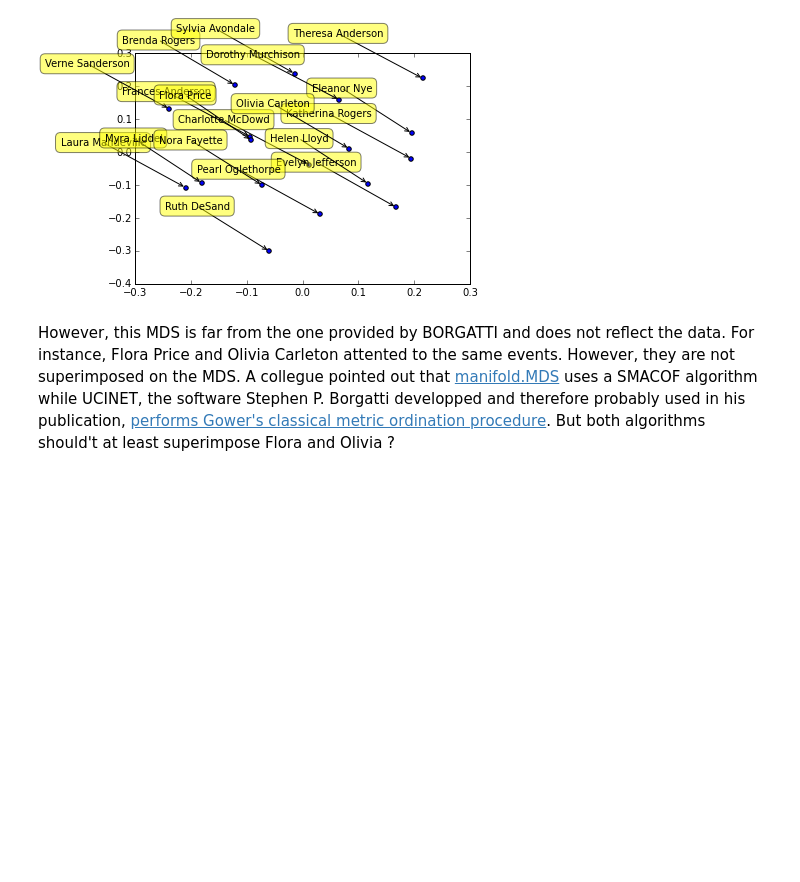
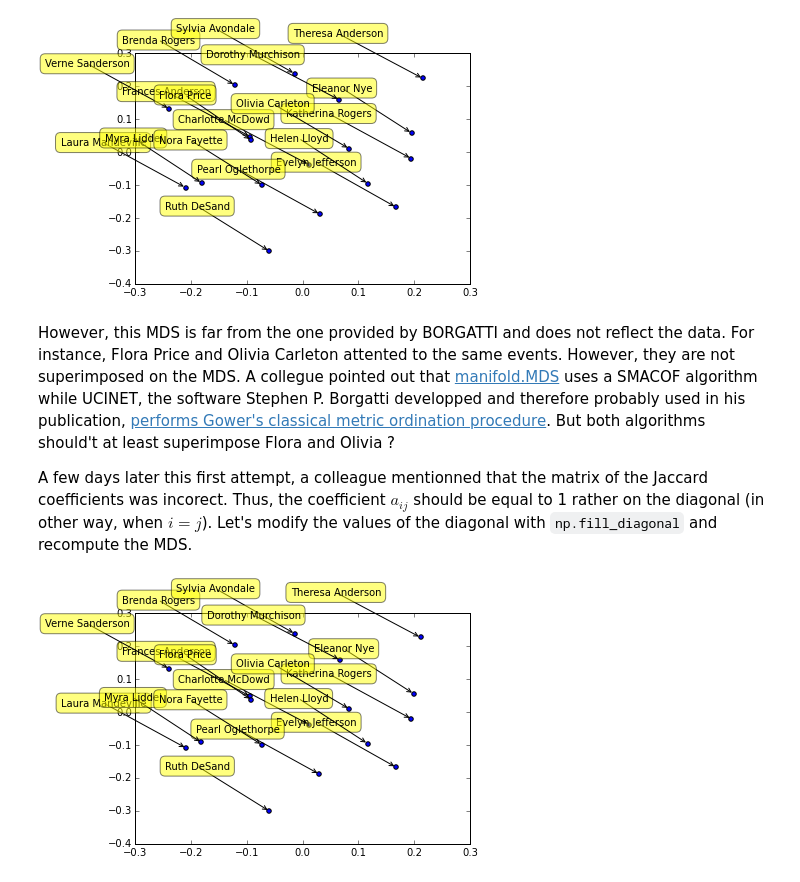
Before and after one commit to JBPressac/MDS-of-DGG, a Jupyter notebook: Davis Southern Women MDS of Jaccard coefficient.ipynb, the cells around one changed output. Cells and saved outputs as stored; diff of their text form; code cells hidden in the pictures; blank space fills up the shorter version.

```diff
--- a/Davis Southern Women MDS of Jaccard coefficient.ipynb
+++ b/Davis Southern Women MDS of Jaccard coefficient.ipynb
@@ -111,3 +111,26 @@ plt.show()
 [figure]
 # %% [markdown]
 However, this MDS is far from the one provided by BORGATTI and does not reflect the data. For instance, Flora Price and Olivia Carleton attented to the same events. However, they are not superimposed on the MDS. A collegue pointed out that [manifold.MDS](http://scikit-learn.org/stable/modules/generated/sklearn.manifold.MDS.html#sklearn-manifold-mds) uses a SMACOF algorithm while UCINET, the software Stephen P. Borgatti developped and therefore probably used in his publication, [performs Gower's classical metric ordination procedure](http://www.analytictech.com/ucinet/help/12ugzoc.htm). But both algorithms should't at least superimpose Flora and Olivia ?
+
+A few days later this first attempt, a colleague mentionned that the matrix of the Jaccard coefficients was incorect. Thus, the coefficient $a_{ij}$ should be equal to 1 rather on the diagonal (in other way, when $i = j$). Let's modify the values of the diagonal with `np.fill_diagonal` and recompute the MDS.
+# %%
+np.fill_diagonal(DSW_jaccard_matrix, 1) # Modify the diagonal of the matrix
+DSW_jaccard_matrix
+DSW_jaccard_matrix_max = np.amax(DSW_jaccard_matrix)
+MDS_jaccard = manifold.MDS(n_components=2, dissimilarity="precomputed", random_state=6)
+results_jaccard = MDS_jaccard.fit(DSW_jaccard_matrix)
+coords_jaccard = results_jaccard.embedding_
+plt.subplots_adjust(bottom = 0.1)
+plt.scatter(
+    coords_jaccard[:, 0], coords_jaccard[:, 1], marker = 'o'
+    )
+for label, x, y in zip(DSW_women_list, coords_jaccard[:, 0], coords_jaccard[:, 1]):
+    plt.annotate(
+        label,
+        xy = (x, y), xytext = (-40, 40),
+        textcoords = 'offset points', ha = 'right', va = 'bottom',
+        bbox = dict(boxstyle = 'round,pad=0.5', fc = 'yellow', alpha = 0.5),
+        arrowprops = dict(arrowstyle = '->', connectionstyle = 'arc3,rad=0'))
+plt.show()
+# %% [output]
+[figure, added]
```
Also changed, not shown: parts of 4 cells of this notebook.
